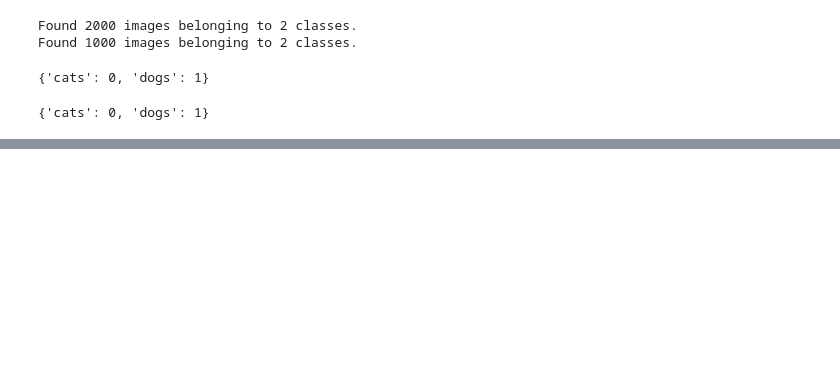
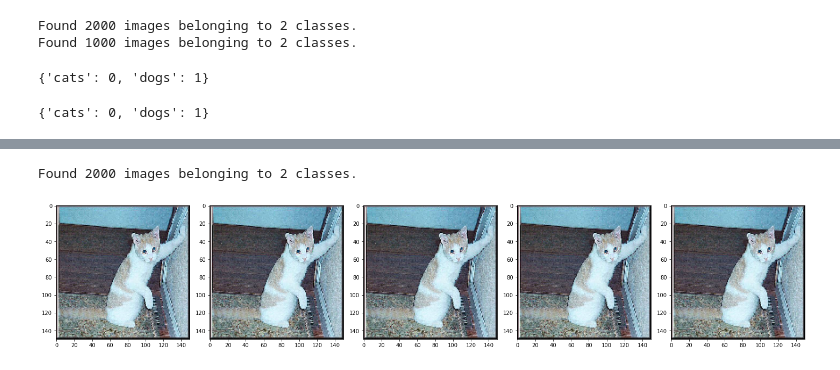
Before and after one commit to wendeljuliao/DogsAndCats, a Jupyter notebook: CatsDogsTransferLearning.ipynb, the cells around one changed output, grey strips where cells are left out. Saved outputs shown, nothing was run; the diff lists cells and outputs as text; code cells hidden in the pictures; blank space fills up the shorter version.

```diff
--- a/CatsDogsTransferLearning.ipynb
+++ b/CatsDogsTransferLearning.ipynb
@@ -167,3 +183,19 @@ plt.show()
 test_images = os.path.join(base, 'test')
 test_dogs_images = os.path.join(test_images, 'dogs')
 test_cats_images = os.path.join(test_images, 'cats')
+# %%
+test_images_generator = ImageDataGenerator(rescale=1./255)
+# %%
+test_data_gen = test_images_generator.flow_from_directory(batch_size=BATCH_SIZE,
+                                                            directory=test_images,
+                                                            shuffle=False,
+                                                            target_size=(IMG_SHAPE,IMG_SHAPE),
+                                                            class_mode='binary'
+                                                           )
+# %% [output]
+Found 2000 images belonging to 2 classes.
+# %%
+images = [test_data_gen[0][0][0] for i in range(5)]
+plotImages(images)
+# %% [output]
+[figure, added]
```
Also changed, not shown: parts of 22 cells of this notebook.
